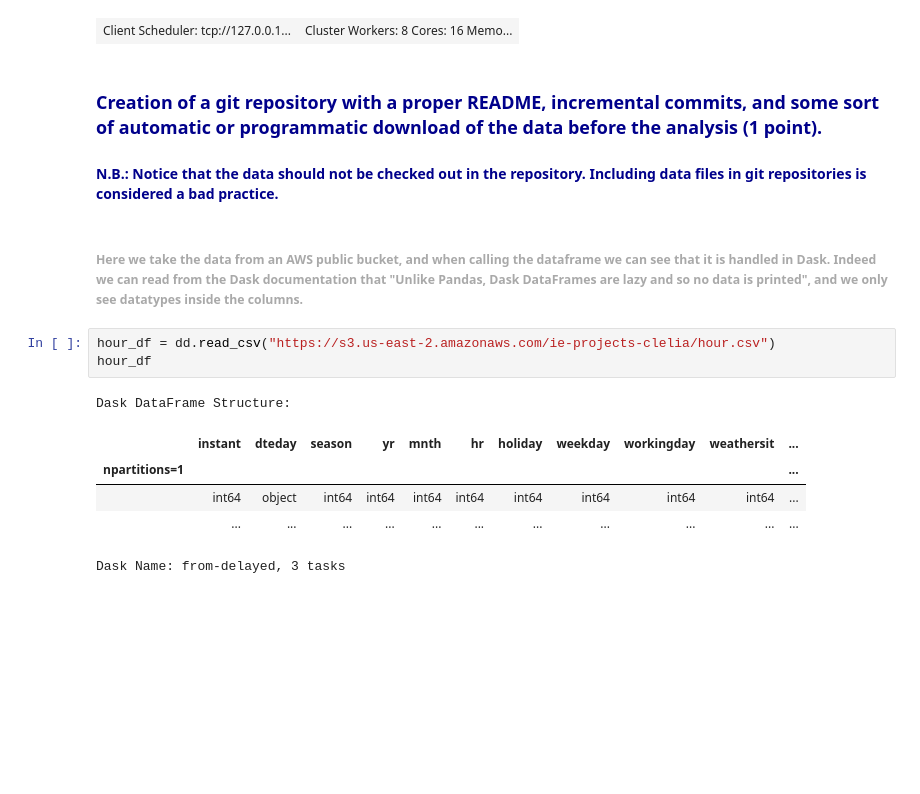
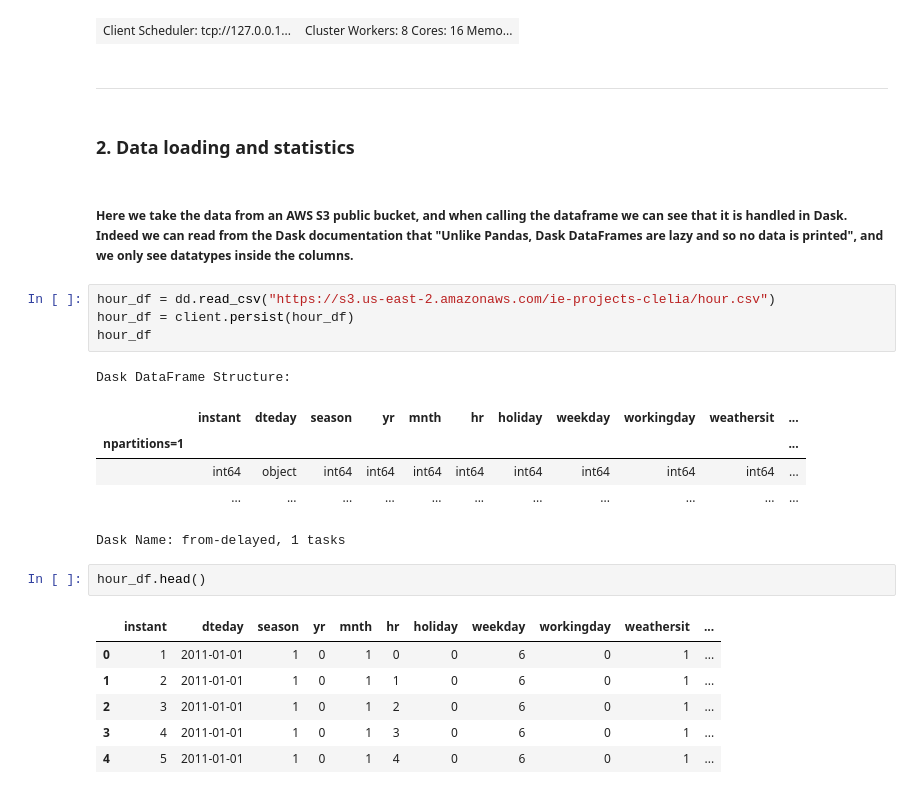
Before and after one commit to cleliacrv/python-dask-assignment, a Jupyter notebook: Python Dask Assignment.ipynb, the cells around one changed output. Saved outputs shown, nothing was run; the diff lists cells and outputs as text; blank space fills up the shorter version.

Commit message:
feature creation + exploratory analysis added

```diff
--- a/Python Dask Assignment.ipynb
+++ b/Python Dask Assignment.ipynb
@@ -21,14 +53,15 @@ Perhaps you already have a cluster running?
 Hosting the diagnostics dashboard on a random port instead.
   warnings.warn('\n' + msg)
 | Client Scheduler: tcp://127.0.0.1... | Cluster Workers: 8 Cores: 16 Memo... |
-# %% [markdown]
-### <font color=darkblue> Creation of a git repository with a proper README, incremental commits, and some sort of automatic or programmatic download of the data before the analysis (1 point).
-
-#### <font color=darkblue> N.B.: Notice that the data should not be checked out in the repository. Including data files in git repositories is considered a bad practice.
+# %% [markdown]
+***
+# %% [markdown]
+### 2. Data loading and statistics
 # %% [markdown]
-##### <font color=darkgrey> Here we take the data from an AWS public bucket, and when calling the dataframe we can see that it is handled in Dask. Indeed we can read from the Dask documentation that "Unlike Pandas, Dask DataFrames are lazy and so no data is printed", and we only see datatypes inside the columns.
+##### Here we take the data from an AWS S3 public bucket, and when calling the dataframe we can see that it is handled in Dask. Indeed we can read from the Dask documentation that "Unlike Pandas, Dask DataFrames are lazy and so no data is printed", and we only see datatypes inside the columns.
 # %%
 hour_df = dd.read_csv("https://s3.us-east-2.amazonaws.com/ie-projects-clelia/hour.csv")
+hour_df = client.persist(hour_df)
 hour_df
 # %% [output]
 Dask DataFrame Structure:
@@ -36,4 +69,13 @@ Dask DataFrame Structure:
 | npartitions=1 |  |  |  |  |  |  |  |  |  |  | ... |
 |  | int64 | object | int64 | int64 | int64 | int64 | int64 | int64 | int64 | int64 | ... |
 |  | ... | ... | ... | ... | ... | ... | ... | ... | ... | ... | ... |
-Dask Name: from-delayed, 3 tasks
+Dask Name: from-delayed, 1 tasks
+# %%
+hour_df.head()
+# %% [output]
+|  | instant | dteday | season | yr | mnth | hr | holiday | weekday | workingday | weathersit | ... |
+| 0 | 1 | 2011-01-01 | 1 | 0 | 1 | 0 | 0 | 6 | 0 | 1 | ... |
+| 1 | 2 | 2011-01-01 | 1 | 0 | 1 | 1 | 0 | 6 | 0 | 1 | ... |
+| 2 | 3 | 2011-01-01 | 1 | 0 | 1 | 2 | 0 | 6 | 0 | 1 | ... |
+| 3 | 4 | 2011-01-01 | 1 | 0 | 1 | 3 | 0 | 6 | 0 | 1 | ... |
+| 4 | 5 | 2011-01-01 | 1 | 0 | 1 | 4 | 0 | 6 | 0 | 1 | ... |
```
Also changed, not shown: parts of 42 cells of this notebook, 33 other files.
